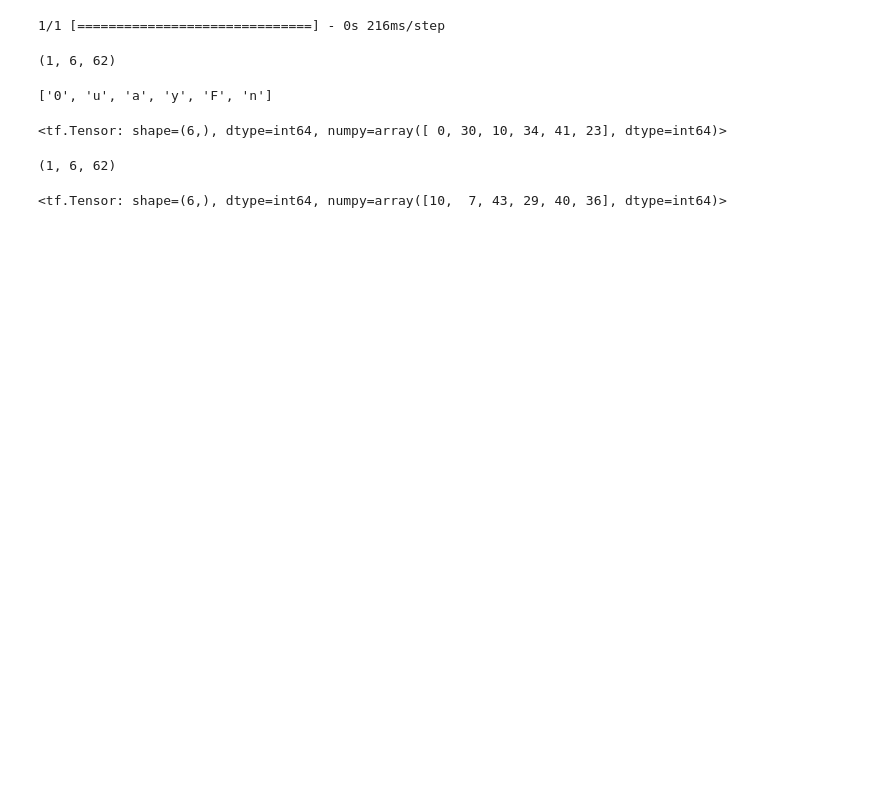
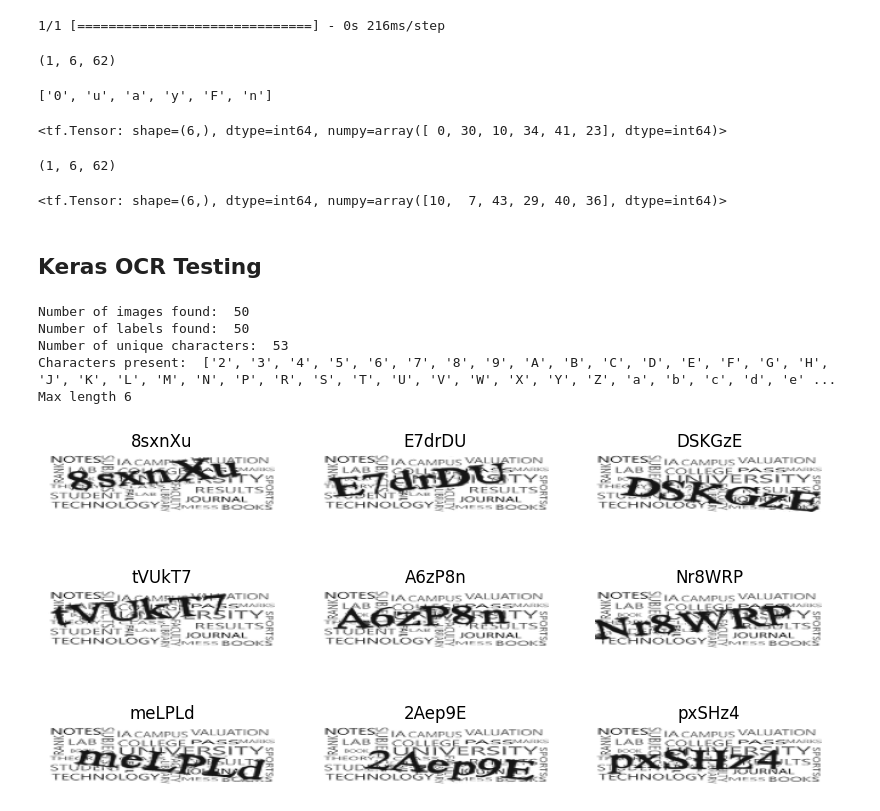
Before and after one commit to LakshmanKishore/captchaSolver, a Jupyter notebook: captcha_solver.ipynb, the cells around one changed output. Saved outputs shown, nothing was run; the diff lists cells and outputs as text; code cells hidden in the pictures; blank space fills up the shorter version.

```diff
--- a/captcha_solver.ipynb
+++ b/captcha_solver.ipynb
@@ -433,3 +433,5 @@ predictions.shape
 tf.argmax(predictions[0], axis=-1)
 # %% [output]
 <tf.Tensor: shape=(6,), dtype=int64, numpy=array([10,  7, 43, 29, 40, 36], dtype=int64)>
+# %% [markdown]
+## Keras OCR Testing
@@ -435,0 +449,38 @@ tf.argmax(predictions[0], axis=-1)
+# %%
+# Path to the data directory
+data_dir = Path("./captchas/")
+
+# Get list of all the images
+images = sorted(list(map(str, list(data_dir.glob("*.png")))))
+labels = [img.split(os.path.sep)[-1].split(".png")[0] for img in images]
+characters = set(char for label in labels for char in label)
+characters = sorted(list(characters))
+
+print("Number of images found: ", len(images))
+print("Number of labels found: ", len(labels))
+print("Number of unique characters: ", len(characters))
+print("Characters present: ", characters)
+
+# Batch size for training and validation
+batch_size = 16
+
+# Desired image dimensions
+img_width = 200
+img_height = 50
+
+# Factor by which the image is going to be downsampled
+# by the convolutional blocks. We will be using two
+# convolution blocks and each block will have
+# a pooling layer which downsample the features by a factor of 2.
+# Hence total downsampling factor would be 4.
+downsample_factor = 4
+
+# Maximum length of any captcha in the dataset
+max_length = max([len(label) for label in labels])
+print("Max length",max_length)
+# %% [output]
+Number of images found:  50
+Number of labels found:  50
+Number of unique characters:  53
+Characters present:  ['2', '3', '4', '5', '6', '7', '8', '9', 'A', 'B', 'C', 'D', 'E', 'F', 'G', 'H', 'J', 'K', 'L', 'M', 'N', 'P', 'R', 'S', 'T', 'U', 'V', 'W', 'X', 'Y', 'Z', 'a', 'b', 'c', 'd', 'e' ...
+Max length 6
@@ -435,0 +534,32 @@ tf.argmax(predictions[0], axis=-1)
+# %%
+train_dataset = tf.data.Dataset.from_tensor_slices((x_train, y_train))
+train_dataset = (
+    train_dataset.map(
+        encode_single_sample, num_parallel_calls=tf.data.AUTOTUNE
+    )
+    .batch(batch_size)
+    .prefetch(buffer_size=tf.data.AUTOTUNE)
+)
+
+validation_dataset = tf.data.Dataset.from_tensor_slices((x_valid, y_valid))
+validation_dataset = (
+    validation_dataset.map(
+        encode_single_sample, num_parallel_calls=tf.data.AUTOTUNE
+    )
+    .batch(batch_size)
+    .prefetch(buffer_size=tf.data.AUTOTUNE)
+)
+# %%
+_, ax = plt.subplots(3, 3, figsize=(10, 5))
+for batch in train_dataset.take(1):
+    images = batch["image"]
+    labels = batch["label"]
+    for i in range(9):
+        img = (images[i] * 255).numpy().astype("uint8")
+        label = tf.strings.reduce_join(num_to_char(labels[i])).numpy().decode("utf-8")
+        ax[i // 3, i % 3].imshow(img[:, :, 0].T, cmap="gray")
+        ax[i // 3, i % 3].set_title(label)
+        ax[i // 3, i % 3].axis("off")
+plt.show()
+# %% [output]
+[figure, added]
```
Also changed, not shown: parts of 6 cells of this notebook, 2 other files.
